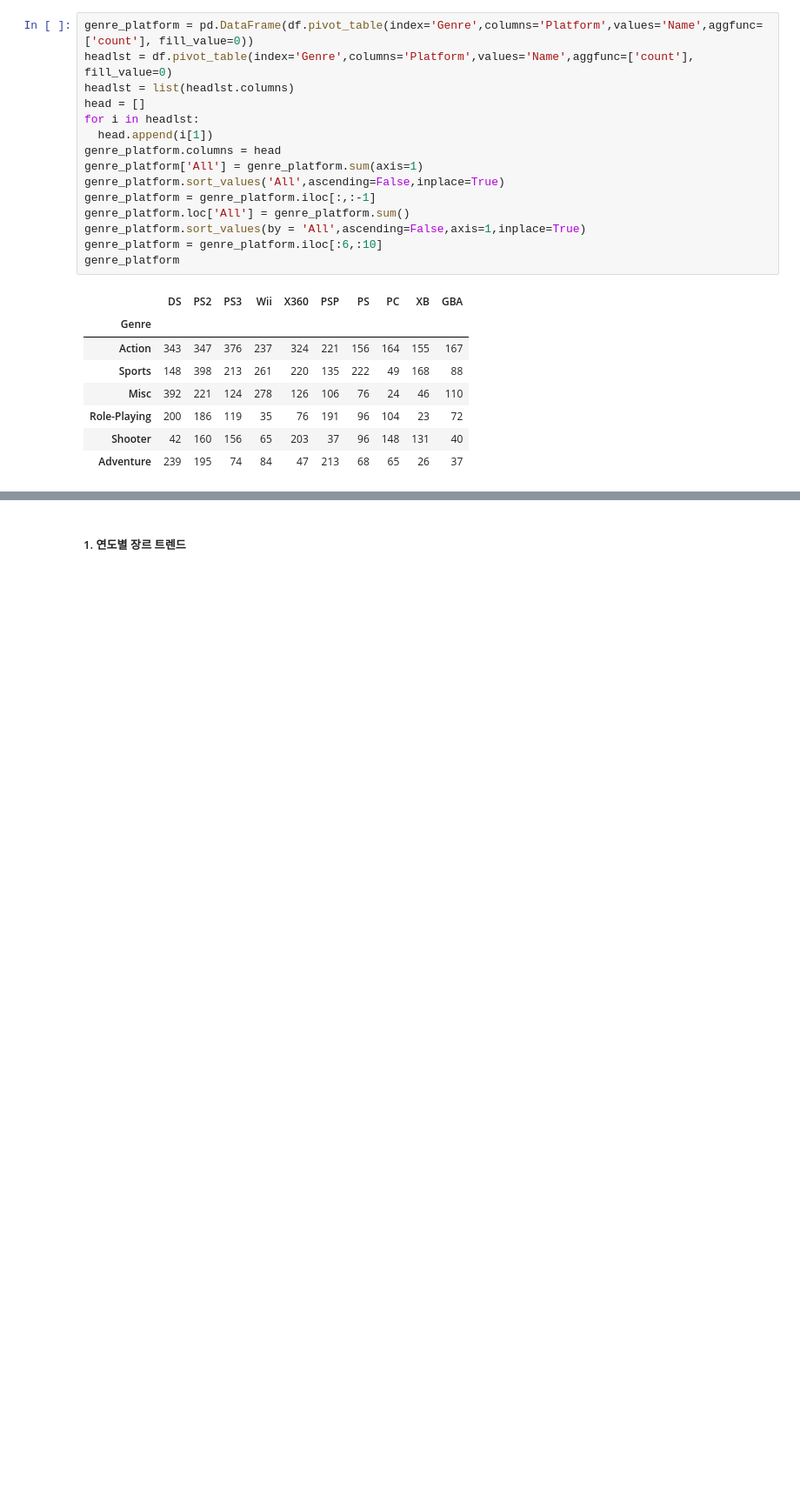
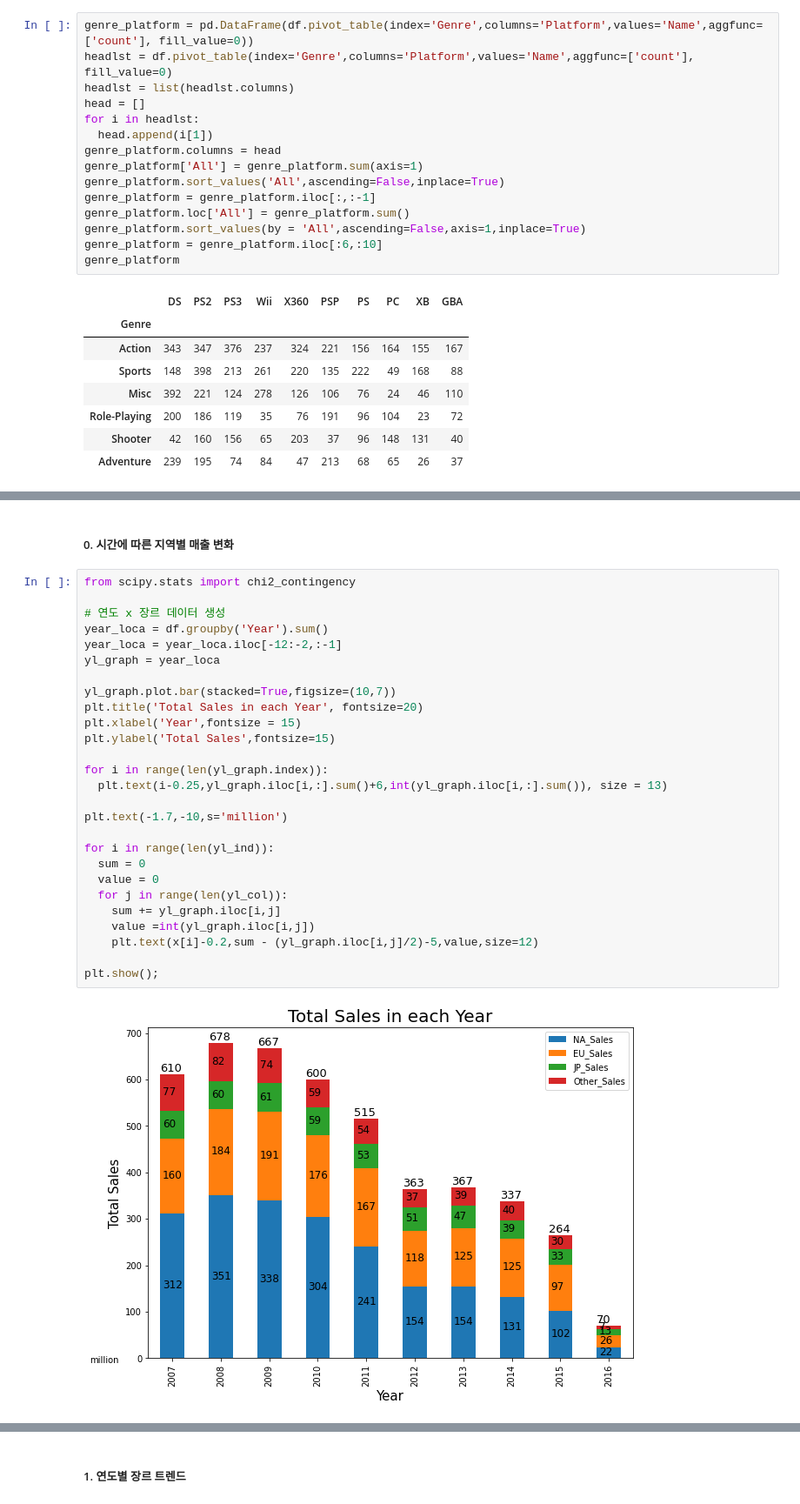
Before and after one commit to jiho-kang/Data_Analysis_Project, a Jupyter notebook: Video Game Sales/data_analysis_for_new_game_launching.ipynb, the cells around one changed output, grey strips where cells are left out. Shown at 87% size. Drawn from its saved outputs; the diff is of its cells as text; blank space fills up the shorter version.

```diff
--- a/Video Game Sales/data_analysis_for_new_game_launching.ipynb
+++ b/Video Game Sales/data_analysis_for_new_game_launching.ipynb
@@ -484,3 +408,34 @@ loca_genre.T.plot.bar(stacked=True,figsize=(8,6));
 1. 연도별 장르 트렌드
 2. 연도별 플랫폼 트렌드
 3. 연도별 판매량이 높은 게임
+# %% [markdown]
+##### 0. 시간에 따른 지역별 매출 변화
+# %%
+from scipy.stats import chi2_contingency
+
+# 연도 x 장르 데이터 생성
+year_loca = df.groupby('Year').sum()
+year_loca = year_loca.iloc[-12:-2,:-1]
+yl_graph = year_loca
+
+yl_graph.plot.bar(stacked=True,figsize=(10,7))
+plt.title('Total Sales in each Year', fontsize=20)
+plt.xlabel('Year',fontsize = 15)
+plt.ylabel('Total Sales',fontsize=15)
+
+for i in range(len(yl_graph.index)):
+  plt.text(i-0.25,yl_graph.iloc[i,:].sum()+6,int(yl_graph.iloc[i,:].sum()), size = 13)
+
+plt.text(-1.7,-10,s='million')
+
+for i in range(len(yl_ind)):
+  sum = 0
+  value = 0
+  for j in range(len(yl_col)):
+    sum += yl_graph.iloc[i,j]
+    value =int(yl_graph.iloc[i,j])
+    plt.text(x[i]-0.2,sum - (yl_graph.iloc[i,j]/2)-5,value,size=12)
+
+plt.show();
+# %% [output]
+[figure, added]
```
Also changed, not shown: parts of 20 cells of this notebook.
